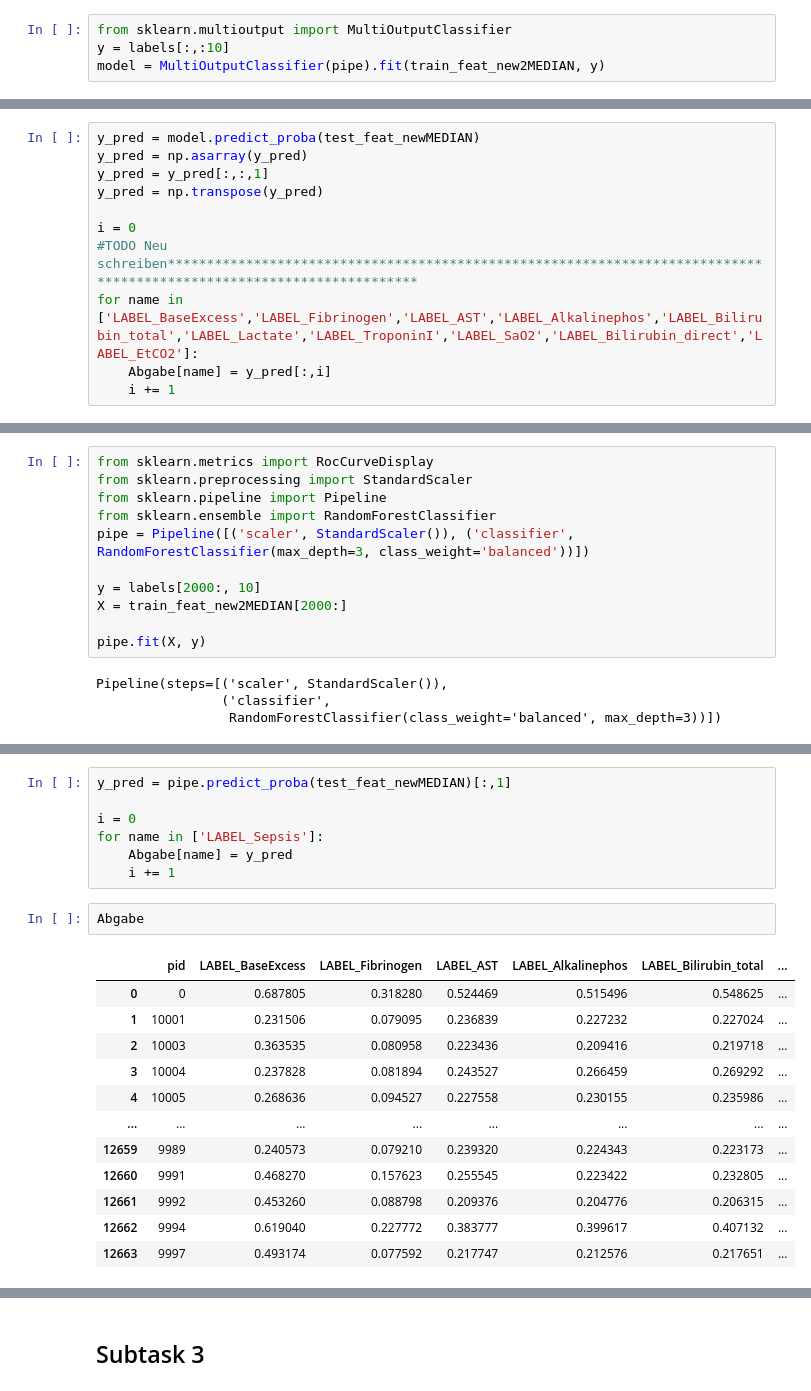
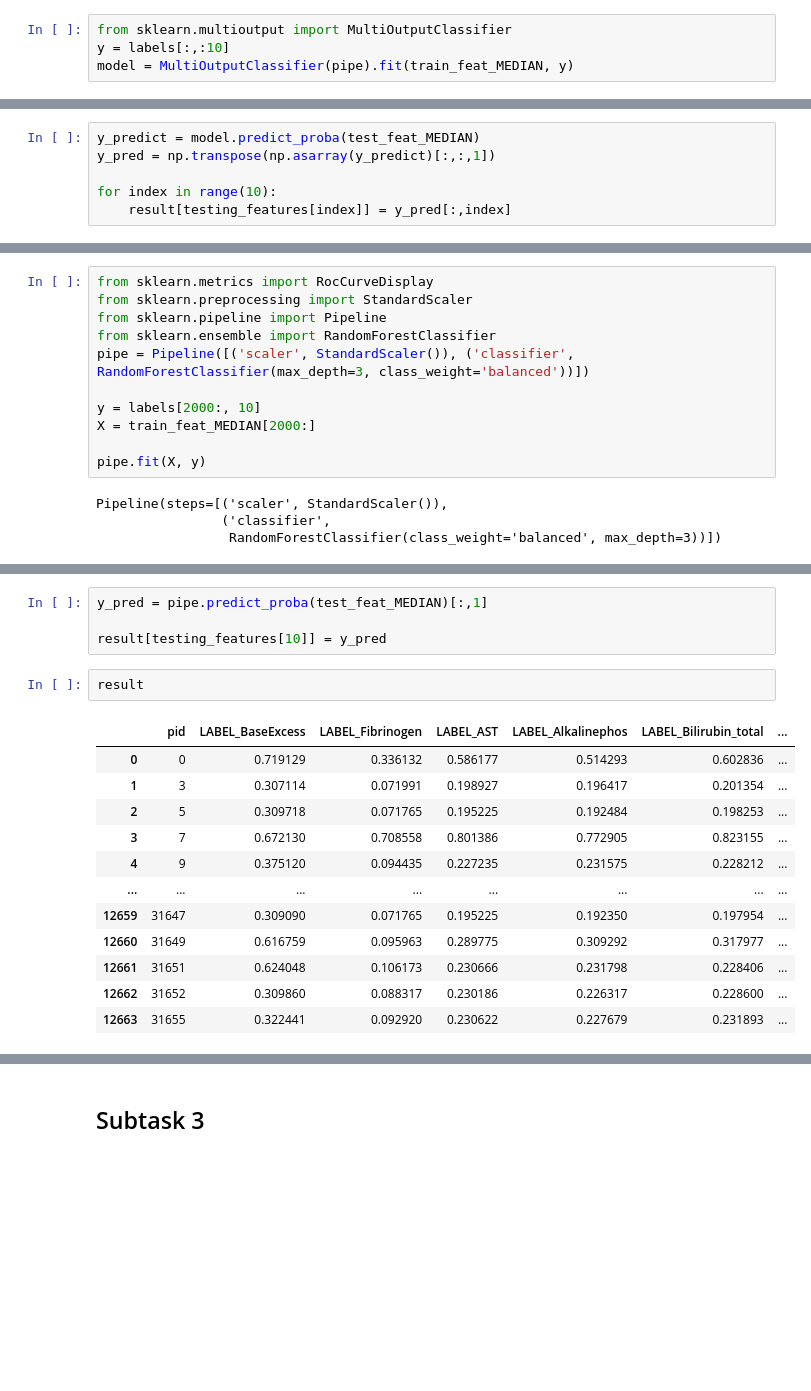
Before and after one commit to ericschreiber/IML, a Jupyter notebook: Task2/Task2_Jan_Eric.ipynb, the cells around one changed output, grey strips where cells are left out. Saved outputs shown, nothing was run; the diff lists cells and outputs as text; blank space fills up the shorter version.

```diff
--- a/Task2/Task2_Jan_Eric.ipynb
+++ b/Task2/Task2_Jan_Eric.ipynb
@@ -107,6 +81,6 @@ plt.show()
 # %%
 from sklearn.multioutput import MultiOutputClassifier
 y = labels[:,:10]
-model = MultiOutputClassifier(pipe).fit(train_feat_new2MEDIAN, y)
+model = MultiOutputClassifier(pipe).fit(train_feat_MEDIAN, y)
 # %%
 from sklearn.metrics import roc_auc_score
@@ -121,12 +93,7 @@ array([0.8833654 , 0.79087555, 0.72214603, 0.72497791, 0.71500113,
 # %%
-y_pred = model.predict_proba(test_feat_newMEDIAN)
-y_pred = np.asarray(y_pred)
-y_pred = y_pred[:,:,1]
-y_pred = np.transpose(y_pred)
+y_predict = model.predict_proba(test_feat_MEDIAN)
+y_pred = np.transpose(np.asarray(y_predict)[:,:,1])
 
-i = 0
-#TODO Neu schreiben*********************************************************************************************************************
-for name in ['LABEL_BaseExcess','LABEL_Fibrinogen','LABEL_AST','LABEL_Alkalinephos','LABEL_Bilirubin_total','LABEL_Lactate','LABEL_TroponinI','LABEL_SaO2','LABEL_Bilirubin_direct','LABEL_EtCO2']:
-    Abgabe[name] = y_pred[:,i]
-    i += 1
+for index in range(10):
+    result[testing_features[index]] = y_pred[:,index]
 # %%
@@ -156,7 +123,7 @@ from sklearn.ensemble import RandomForestClassifier
 pipe = Pipeline([('scaler', StandardScaler()), ('classifier', RandomForestClassifier(max_depth=3, class_weight='balanced'))])
 
 y = labels[2000:, 10]
-X = train_feat_new2MEDIAN[2000:]
+X = train_feat_MEDIAN[2000:]
 
 pipe.fit(X, y)
 # %% [output]
@@ -172,25 +139,22 @@ plt.show()
 # %%
-y_pred = pipe.predict_proba(test_feat_newMEDIAN)[:,1]
+y_pred = pipe.predict_proba(test_feat_MEDIAN)[:,1]
 
-i = 0
-for name in ['LABEL_Sepsis']:
-    Abgabe[name] = y_pred
-    i += 1
+result[testing_features[10]] = y_pred
 # %%
-Abgabe
+result
 # %% [output]
 |  | pid | LABEL_BaseExcess | LABEL_Fibrinogen | LABEL_AST | LABEL_Alkalinephos | LABEL_Bilirubin_total | ... |
-| 0 | 0 | 0.687805 | 0.318280 | 0.524469 | 0.515496 | 0.548625 | ... |
-| 1 | 10001 | 0.231506 | 0.079095 | 0.236839 | 0.227232 | 0.227024 | ... |
-| 2 | 10003 | 0.363535 | 0.080958 | 0.223436 | 0.209416 | 0.219718 | ... |
-| 3 | 10004 | 0.237828 | 0.081894 | 0.243527 | 0.266459 | 0.269292 | ... |
-| 4 | 10005 | 0.268636 | 0.094527 | 0.227558 | 0.230155 | 0.235986 | ... |
+| 0 | 0 | 0.719129 | 0.336132 | 0.586177 | 0.514293 | 0.602836 | ... |
+| 1 | 3 | 0.307114 | 0.071991 | 0.198927 | 0.196417 | 0.201354 | ... |
+| 2 | 5 | 0.309718 | 0.071765 | 0.195225 | 0.192484 | 0.198253 | ... |
+| 3 | 7 | 0.672130 | 0.708558 | 0.801386 | 0.772905 | 0.823155 | ... |
+| 4 | 9 | 0.375120 | 0.094435 | 0.227235 | 0.231575 | 0.228212 | ... |
 | ... | ... | ... | ... | ... | ... | ... | ... |
-| 12659 | 9989 | 0.240573 | 0.079210 | 0.239320 | 0.224343 | 0.223173 | ... |
-| 12660 | 9991 | 0.468270 | 0.157623 | 0.255545 | 0.223422 | 0.232805 | ... |
-| 12661 | 9992 | 0.453260 | 0.088798 | 0.209376 | 0.204776 | 0.206315 | ... |
-| 12662 | 9994 | 0.619040 | 0.227772 | 0.383777 | 0.399617 | 0.407132 | ... |
-| 12663 | 9997 | 0.493174 | 0.077592 | 0.217747 | 0.212576 | 0.217651 | ... |
+| 12659 | 31647 | 0.309090 | 0.071765 | 0.195225 | 0.192350 | 0.197954 | ... |
+| 12660 | 31649 | 0.616759 | 0.095963 | 0.289775 | 0.309292 | 0.317977 | ... |
+| 12661 | 31651 | 0.624048 | 0.106173 | 0.230666 | 0.231798 | 0.228406 | ... |
+| 12662 | 31652 | 0.309860 | 0.088317 | 0.230186 | 0.226317 | 0.228600 | ... |
+| 12663 | 31655 | 0.322441 | 0.092920 | 0.230622 | 0.227679 | 0.231893 | ... |
 12664 rows × 12 columns
 # %% [markdown]
 Subtask 3
```
Also changed, not shown: parts of 29 cells of this notebook, 4 other files.
